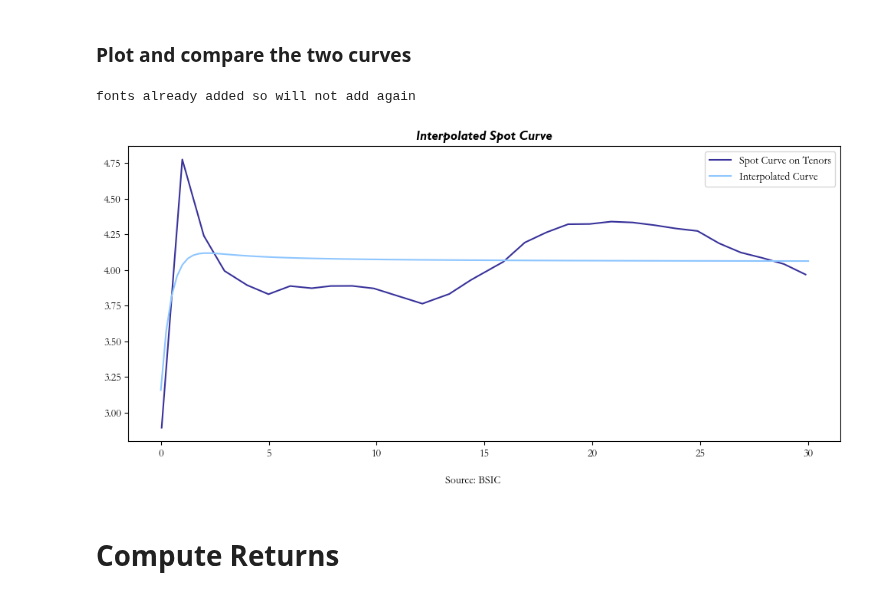
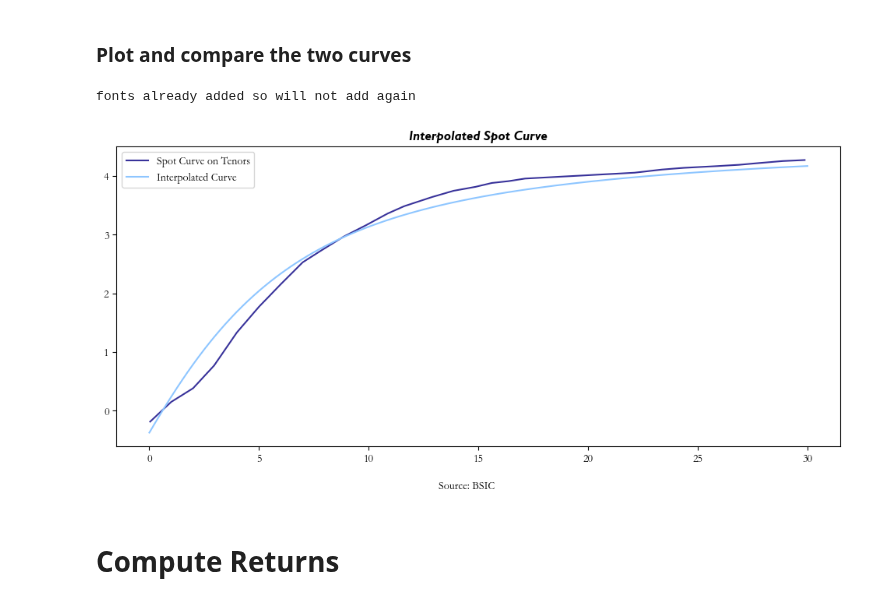
Before and after one commit to vittoriomanfriani/Fundamental-Factor-Model-for-Rates, a Jupyter notebook: example_usage.ipynb, the cells around one changed output. Cells and saved outputs as stored; diff of their text form; code cells hidden in the pictures.

```diff
--- a/example_usage.ipynb
+++ b/example_usage.ipynb
@@ -43,22 +43,20 @@ loadings_df.head()
 | 2010-01-07 | 5.554065 | -5.966374 | -1.522045 | 2.013505 |
 # %% [markdown]
 ## Interpolate with Nelson-Siegel-Svensonn
-# %%
-loadings_df.loc['2024-02-01', 'Lambda'] = 2
 # %%
 interpolated_curve_df = spot_rates_calculator.interpolate_nelson_siegel(loadings_df, freq = 'quarterly')
 # %% [markdown]
 ### Plot and compare the two curves
 # %%
 fig, ax = plt.subplots(figsize = (12,5))
-ax.plot(zero_curve_df.loc['2024-01-01', 'Maturities'], zero_curve_df.loc['2024-01-01','Curve'], label = 'Spot Curve on Tenors')
-ax.plot(interpolated_curve_df.loc['2024-01-01', 'Maturities'], interpolated_curve_df.loc['2024-01-01','Curve'], label = 'Interpolated Curve')
+ax.plot(zero_curve_df.loc['2014-01-01', 'Maturities'], zero_curve_df.loc['2014-01-01','Curve'], label = 'Spot Curve on Tenors')
+ax.plot(interpolated_curve_df.loc['2014-01-01', 'Maturities'], interpolated_curve_df.loc['2014-01-01','Curve'], label = 'Interpolated Curve')
 ax.legend()
 ax.set_title('Interpolated Spot Curve')
 mpl_bsic.apply_bsic_style(fig, ax)
 # %% [output]
 fonts already added so will not add again
-[figure, old version]
+[figure, new version]
 # %% [markdown]
 # Compute Returns
 # %% [markdown]
```
